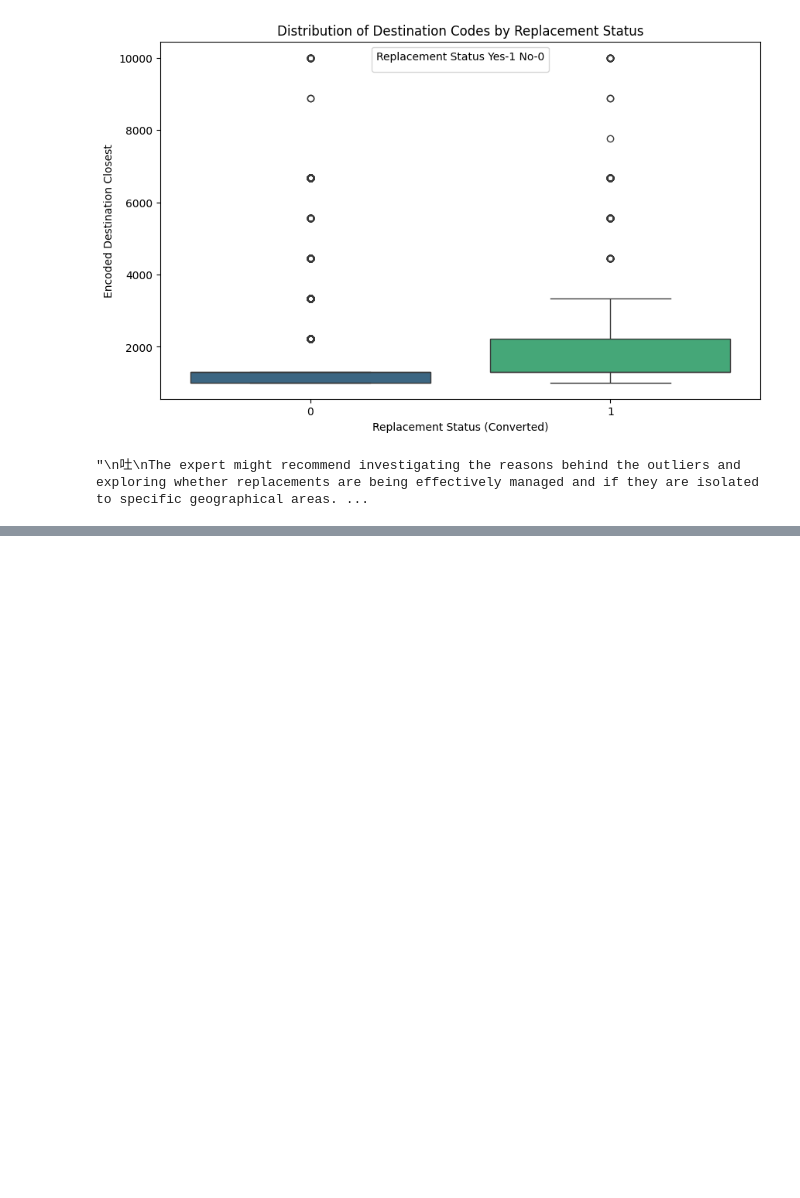
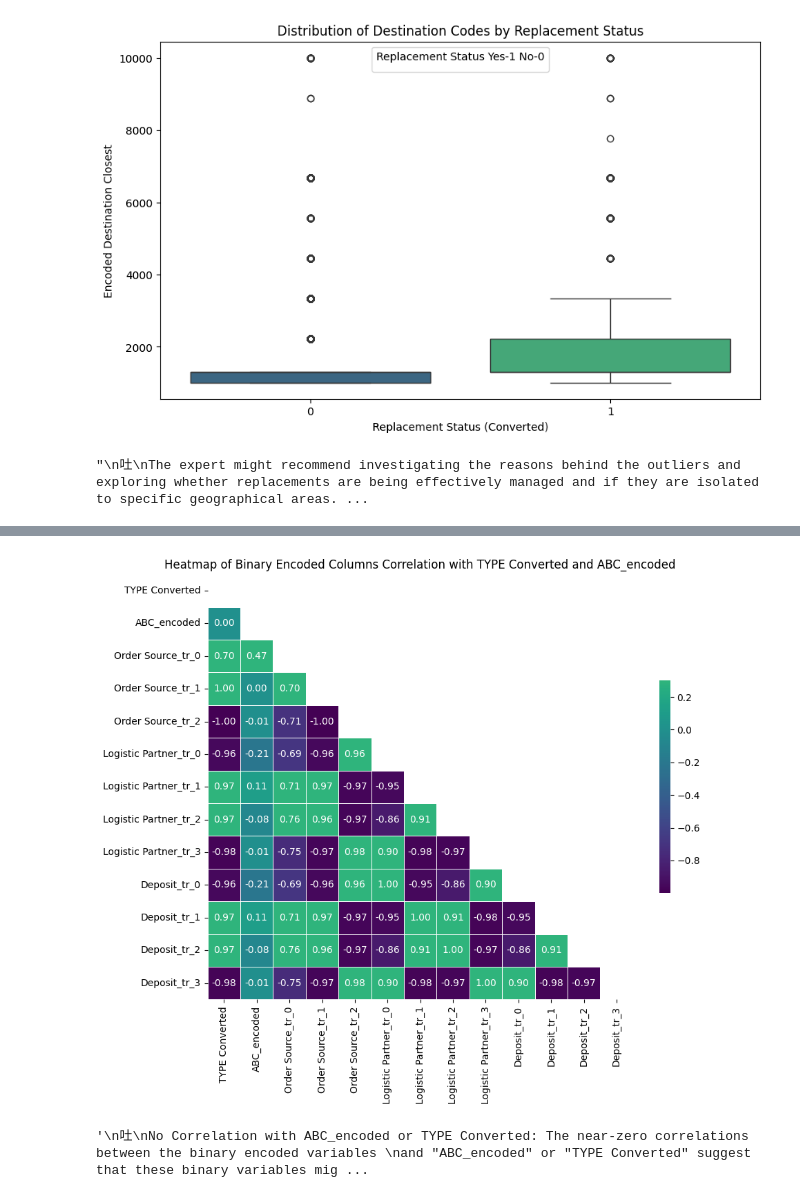
Before and after one commit to xiu-shi/DA_L7, a Jupyter notebook: L7_term2/data_exploration/CA2三月_Data_Explore/v2_Data_Preparation_proposed_Scenario.ipynb.ipynb, the cells around one changed output, grey strips where cells are left out. Drawn from its saved outputs; the diff is of its cells as text; code cells hidden in the pictures; blank space fills up the shorter version.

```diff
--- a/L7_term2/data_exploration/CA2三月_Data_Explore/v2_Data_Preparation_proposed_Scenario.ipynb.ipynb
+++ b/L7_term2/data_exploration/CA2三月_Data_Explore/v2_Data_Preparation_proposed_Scenario.ipynb.ipynb
@@ -925,0 +930,38 @@ The fluctuation in "Destination_encoded_closest" might suggest operational strat
+# %%
+columns_for_mean = [
+    "Order Source_tr_0", "Order Source_tr_1", "Order Source_tr_2",
+    "Logistic Partner_tr_0", "Logistic Partner_tr_1", "Logistic Partner_tr_2", "Logistic Partner_tr_3",
+    "Deposit_tr_0", "Deposit_tr_1", "Deposit_tr_2", "Deposit_tr_3"
+]
+
+# Perform the groupby operation and calculate the mean
+pattern_df = df_ml3.groupby(['TYPE Converted', 'ABC_encoded'])[columns_for_mean].mean().reset_index()
+
+
+corr = pattern_df.corr()
+
+# create a mask for the upper triangle
+mask = np.triu(np.ones_like(corr, dtype=bool))
+
+# set up the matplotlib figure
+plt.figure(figsize=(10, 8))
+
+# draw the heatmap with the mask
+sns.heatmap(corr, mask=mask, cmap='viridis', vmax=.3, center=0,
+            square=True, annot=True, fmt=".2f",
+            linewidths=.5, cbar_kws={"shrink": .5})
+
+plt.title('Heatmap of Binary Encoded Columns Correlation with TYPE Converted and ABC_encoded')
+plt.show()
+
+
+'''
+吐
+No Correlation with ABC_encoded or TYPE Converted: The near-zero correlations between the binary encoded variables
+and "ABC_encoded" or "TYPE Converted" suggest that these binary variables might not have a linear relationship with
+the "ABC_encoded" or "TYPE Converted" columns.
+This lack of correlation indicates that they might provide unique information that could be useful in a predictive model.
+'''
+# %% [output]
+[figure, added]
+'\n吐\nNo Correlation with ABC_encoded or TYPE Converted: The near-zero correlations between the binary encoded variables \nand "ABC_encoded" or "TYPE Converted" suggest that these binary variables mig ...
```
Also changed, not shown: parts of 5 cells of this notebook.
